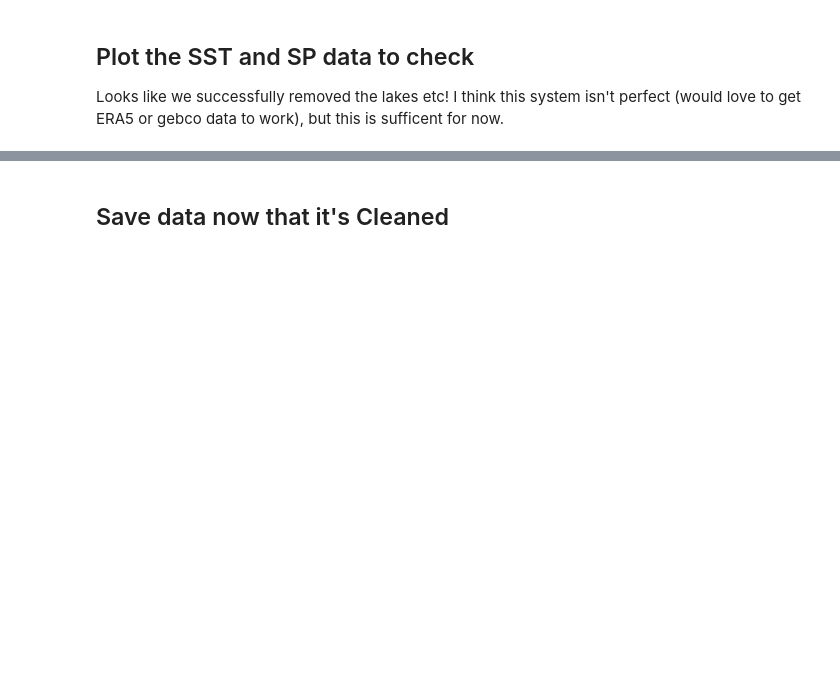
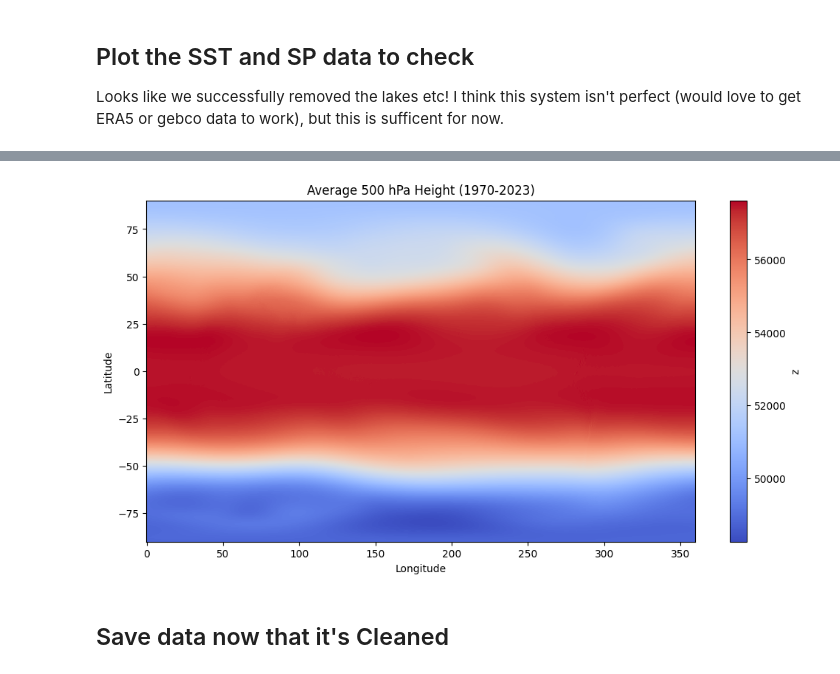
Before and after one commit to liamkirkpatrick/ess469_final, a Jupyter notebook: notebooks-part1/Clean_Data.ipynb, the cells around one changed output, grey strips where cells are left out. Cells and saved outputs as stored; diff of their text form; code cells hidden in the pictures; blank space fills up the shorter version.

Commit message:
add geopotential height, remove sp, improve efficency of PCA

```diff
--- a/notebooks-part1/Clean_Data.ipynb
+++ b/notebooks-part1/Clean_Data.ipynb
@@ -167,3 +240,16 @@ plt.show()
+# %%
+# Calculate the average 500hPa Height over the entire time period
+z_mean = ds.z.mean(dim='time')
+
+# Plot the global map of the average SST
+plt.figure(figsize=(12, 6))
+z_mean.plot(cmap='coolwarm')
+plt.title('Average 500 hPa Geopotential (1970-2023)')
+plt.xlabel('Longitude')
+plt.ylabel('Latitude')
+plt.show()
+# %% [output]
+[figure, added]
 # %% [markdown]
 ## Save data now that it's Cleaned
 # %%
```
Also changed, not shown: parts of 8 cells of this notebook, 3 other files.
